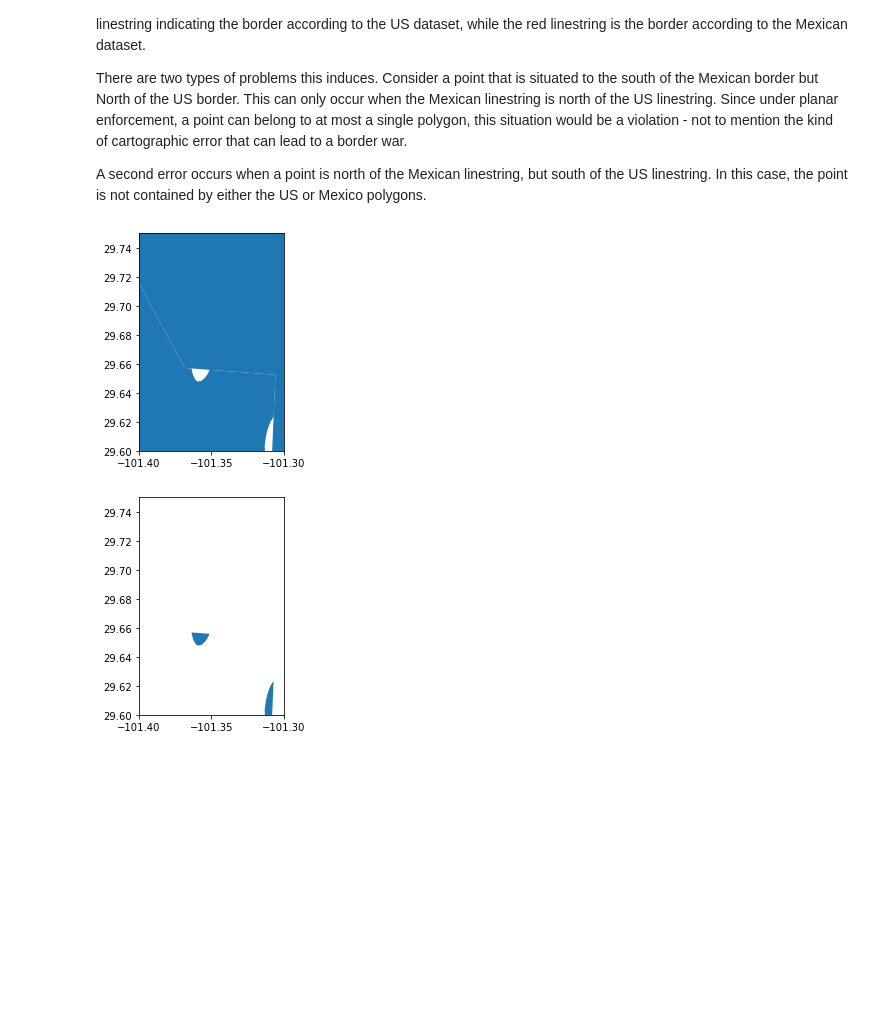
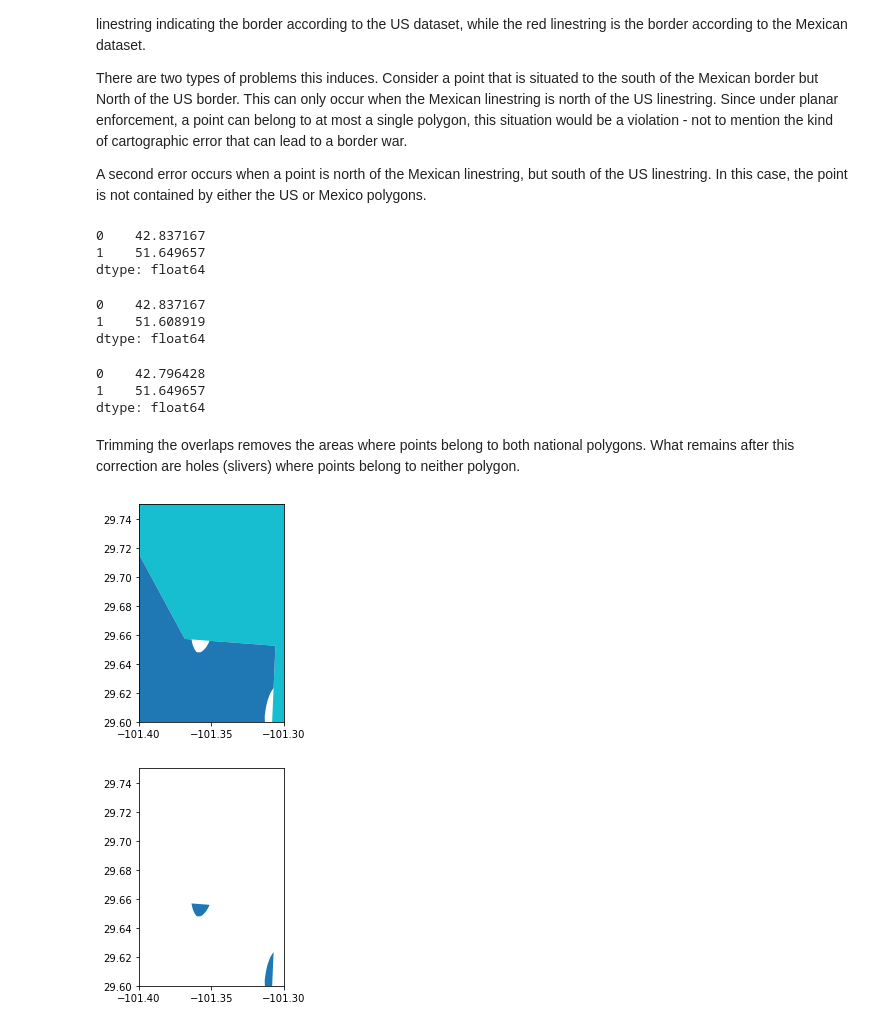
Before and after one commit to sjsrey/geoplanar, a Jupyter notebook: notebooks/usmex.ipynb, the cells around one changed output. Cells and saved outputs as stored; diff of their text form; code cells hidden in the pictures; blank space fills up the shorter version.

Commit message:
Update usmex example

```diff
--- a/notebooks/usmex.ipynb
+++ b/notebooks/usmex.ipynb
@@ -113,11 +110,35 @@ usmex.reset_index(inplace=True)
+# %%
+usmex = usborder.append(mexborder)
+usmex.reset_index(inplace=True)
+usmex['COUNTRY'] = ["US", "MEXICO"]
+
+usmex.area
+# %% [output]
+0    42.837167
+1    51.649657
+dtype: float64
 # %%
 border_overlaps_removed = geoplanar.trim_overlaps(usmex)
+border_overlaps_removed.area # mexico gets trimmed
+# %% [output]
+0    42.837167
+1    51.608919
+dtype: float64
+# %%
+border_overlaps_removed_1 = geoplanar.trim_overlaps(usmex, largest=False)
+border_overlaps_removed_1.area # us gets trimmed
+# %% [output]
+0    42.796428
+1    51.649657
+dtype: float64
+# %% [markdown]
+Trimming the overlaps removes the areas where points belong to both national polygons. What remains after this correction are holes (slivers) where points belong to neither polygon.
 # %%
-base = border_overlaps_removed.plot()
+base = border_overlaps_removed.plot(column='COUNTRY')
 _ = base.set_xlim(-101.4, -101.3)
 _ = base.set_ylim(29.6, 29.75)
 # %% [output]
-[figure, old version]
+[figure, new version]
 # %%
 holes = geoplanar.holes(border_overlaps_removed)
 # %%
```
Also changed, not shown: parts of 13 cells of this notebook.
